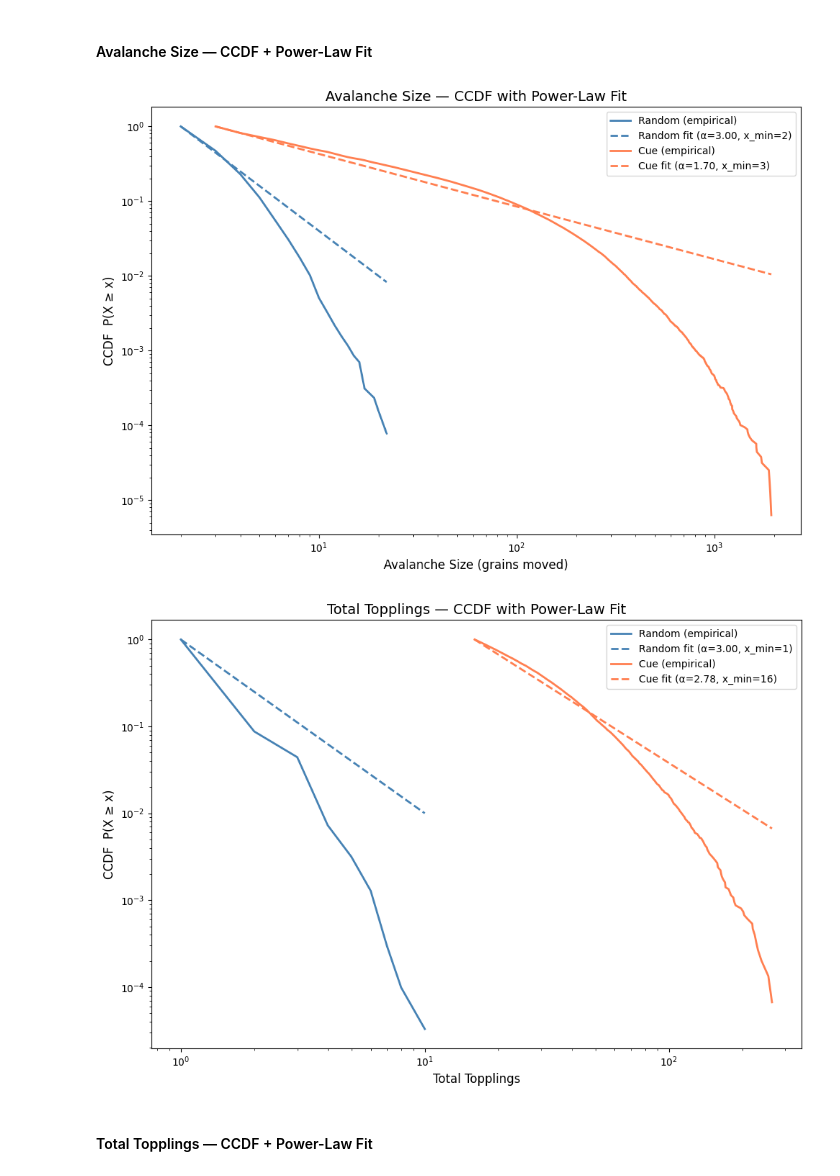
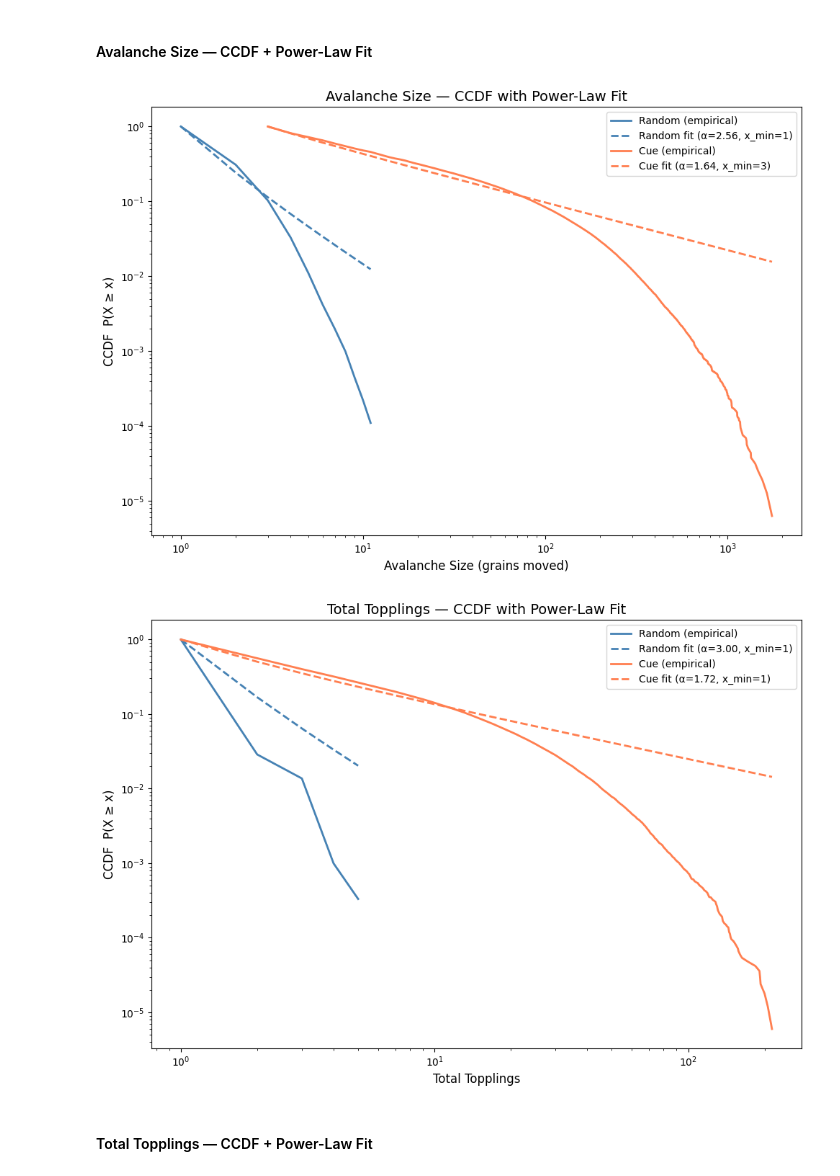
Before and after one commit to MassimoStel/SpreadingAct, a Jupyter notebook: notebooks/Sandpile_FreeAssociations.ipynb, the cells around one changed output. Drawn from its saved outputs; the diff is of its cells as text; code cells hidden in the pictures.

```diff
--- a/notebooks/Sandpile_FreeAssociations.ipynb
+++ b/notebooks/Sandpile_FreeAssociations.ipynb
@@ -97,7 +97,7 @@ For each pair, run two sandpile simulations with N iterations:
 - **Random** (25 pairs): add grain to a random node each step
 In both conditions we track if the target node is involved.
 # %%
-N_ITERATIONS = 10000  # iterations per simulation
+N_ITERATIONS = 150000  # iterations per simulation
 F = 1e-4             # dissipation probability
 
 def run_sandpile(graph, n_iter, target_node=None, cue_node=None):
@@ -132,12 +132,21 @@ def run_sandpile(graph, n_iter, target_node=None, cue_node=None):
         if target_node is not None:
             target_involved.append(target_node in result['toppled_nodes'])
 
+    # Proportion of avalanches that involved the target (conditioned on has_avalanche == True)
+    avalanche_indices = [j for j, h in enumerate(has_avalanche) if h]
+    if target_node is not None and avalanche_indices:
+        target_in_avalanches = sum(1 for j in avalanche_indices if target_involved[j])
+        target_proportion = target_in_avalanches / len(avalanche_indices)
+    else:
+        target_proportion = 0.0
+
     return {
         'avalanche_sizes': avalanche_sizes,
         'avalanche_topplings': avalanche_topplings,
         'unique_toppled': unique_toppled,
         'target_involved': target_involved,
         'has_avalanche': has_avalanche,
+        'target_proportion': target_proportion,  # P(target | avalanche)
     }
 # %%
 results_random = []
@@ -253,13 +262,13 @@ plt.show()
 fig, ax = plt.subplots(figsize=(10, 7))
 
 # Random
-fit_size_random = powerlaw.Fit(sizes_random, verbose=False)
+fit_size_random = powerlaw.Fit(sizes_random, verbose=False, discrete=True)
 fit_size_random.plot_ccdf(ax=ax, color='steelblue', linewidth=2, label='Random (empirical)')
 fit_size_random.power_law.plot_ccdf(ax=ax, color='steelblue', linestyle='--', linewidth=2,
                                      label=f'Random fit (α={fit_size_random.power_law.alpha:.2f}, x_min={fit_size_random.power_law.xmin:.0f})')
 
 # Cue
-fit_size_cue = powerlaw.Fit(sizes_cue, verbose=False)
+fit_size_cue = powerlaw.Fit(sizes_cue, verbose=False, discrete=True)
 fit_size_cue.plot_ccdf(ax=ax, color='coral', linewidth=2, label='Cue (empirical)')
 fit_size_cue.power_law.plot_ccdf(ax=ax, color='coral', linestyle='--', linewidth=2,
                                        label=f'Cue fit (α={fit_size_cue.power_law.alpha:.2f}, x_min={fit_size_cue.power_law.xmin:.0f})')
@@ -270,29 +279,29 @@ ax.set_title('Avalanche Size — CCDF with Power-Law Fit', fontsize=14)
 ax.legend(fontsize=10)
 plt.tight_layout()
 # %% [output]
-[figure, old version]
+[figure, new version]
 # %%
 fig, ax = plt.subplots(figsize=(10, 7))
 
 # Random
-fit_top_random = powerlaw.Fit(topplings_random, verbose=False)
+fit_top_random = powerlaw.Fit(topplings_random, verbose=False, discrete=True)
 fit_top_random.plot_ccdf(ax=ax, color='steelblue', linewidth=2, label='Random (empirical)')
 fit_top_random.power_law.plot_ccdf(ax=ax, color='steelblue', linestyle='--', linewidth=2,
                                     label=f'Random fit (α={fit_top_random.power_law.alpha:.2f}, x_min={fit_top_random.power_law.xmin:.0f})')
 
 # Cue
-fit_top_cue = powerlaw.Fit(topplings_cue, verbose=False)
+fit_top_cue = powerlaw.Fit(topplings_cue, verbose=False, discrete=True)
 fit_top_cue.plot_ccdf(ax=ax, color='coral', linewidth=2, label='Cue (empirical)')
 fit_top_cue.power_law.plot_ccdf(ax=ax, color='coral', linestyle='--', linewidth=2,
                                       label=f'Cue fit (α={fit_top_cue.power_law.alpha:.2f}, x_min={fit_top_cue.power_law.xmin:.0f})')
 
 ax.set_xlabel('Total Topplings', fontsize=12)
 ax.set_ylabel('CCDF  P(X ≥ x)', fontsize=12)
 ax.set_title('Total Topplings — CCDF with Power-Law Fit', fontsize=14)
 ax.legend(fontsize=10)
 plt.tight_layout()
 # %% [output]
-[figure, old version]
+[figure, new version]
 # %% [markdown]
 #### Total Topplings — CCDF + Power-Law Fit
 # %%
```
Also changed, not shown: parts of 4 cells of this notebook, 1 other file.
